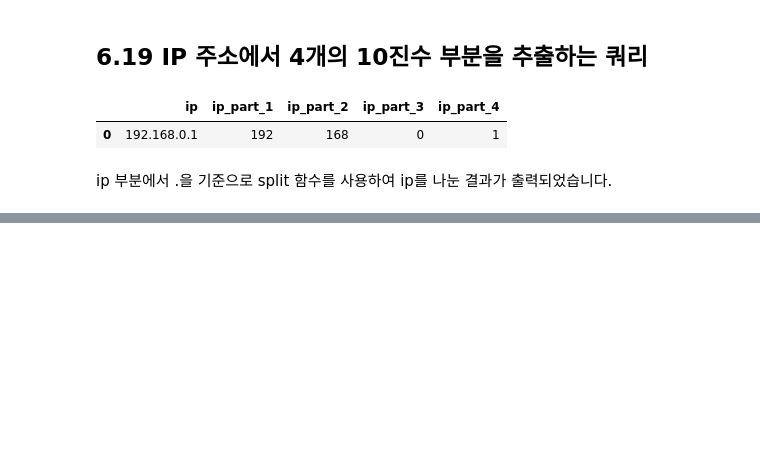
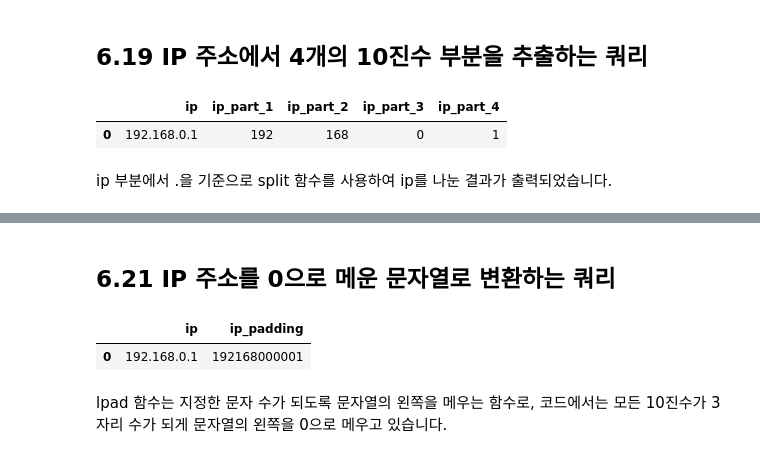
Before and after one commit to yhp2205/SQL, a Jupyter notebook: ch_6.ipynb, the cells around one changed output, grey strips where cells are left out. Saved outputs shown, nothing was run; the diff lists cells and outputs as text; code cells hidden in the pictures; blank space fills up the shorter version.

```diff
--- a/ch_6.ipynb
+++ b/ch_6.ipynb
@@ -458,0 +477,20 @@ ip 부분에서 .을 기준으로 split 함수를 사용하여 ip를 나눈 결
+# %% [markdown]
+## 6.21 IP 주소를 0으로 메운 문자열로 변환하는 쿼리
+# %%
+%%bigquery --project mygcpproject-340112
+SELECT
+  ip
+  , CONCAT(
+    lpad(split(ip, '.')[SAFE_ORDINAL(1)], 3, '0')
+  , lpad(split(ip, '.')[SAFE_ORDINAL(2)], 3, '0')
+  , lpad(split(ip, '.')[SAFE_ORDINAL(3)], 3, '0')
+  , lpad(split(ip, '.')[SAFE_ORDINAL(4)], 3, '0')
+  ) AS ip_padding
+FROM
+  (SELECT '192.168.0.1' AS ip) AS t
+;
+# %% [output]
+|  | ip | ip_padding |
+| 0 | 192.168.0.1 | 192168000001 |
+# %% [markdown]
+lpad 함수는 지정한 문자 수가 되도록 문자열의 왼쪽을 메우는 함수로, 코드에서는 모든 10진수가 3자리 수가 되게 문자열의 왼쪽을 0으로 메우고 있습니다.
```
Also changed, not shown: parts of 2 cells of this notebook.
